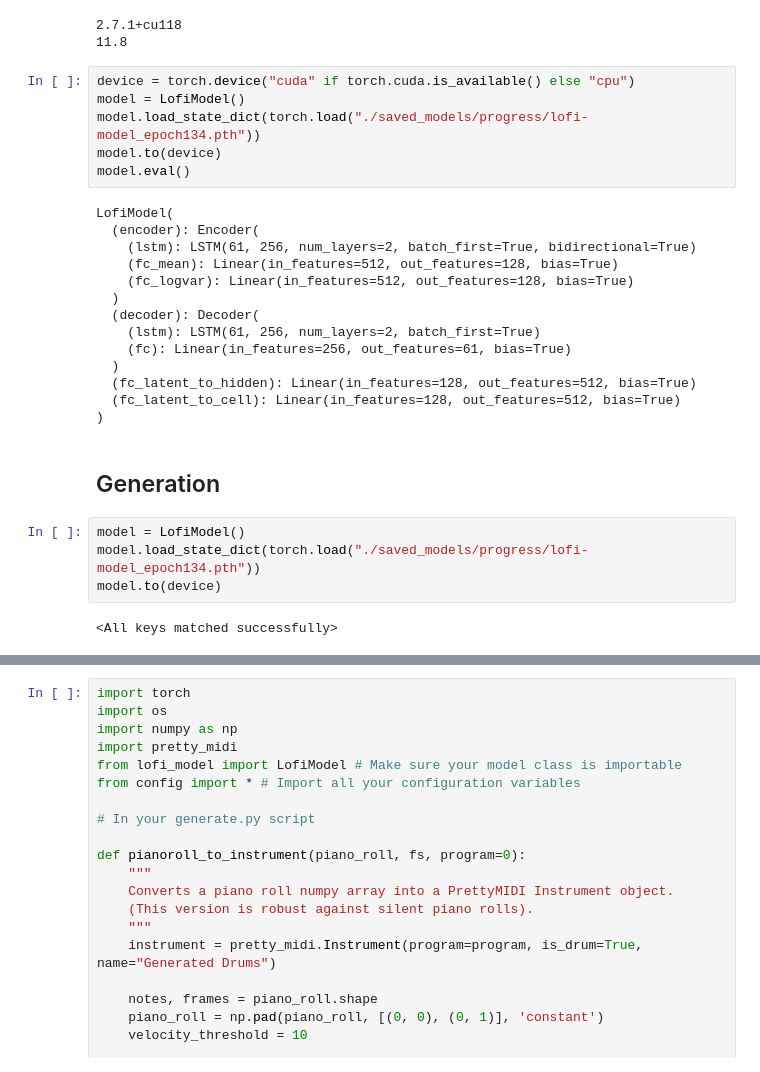
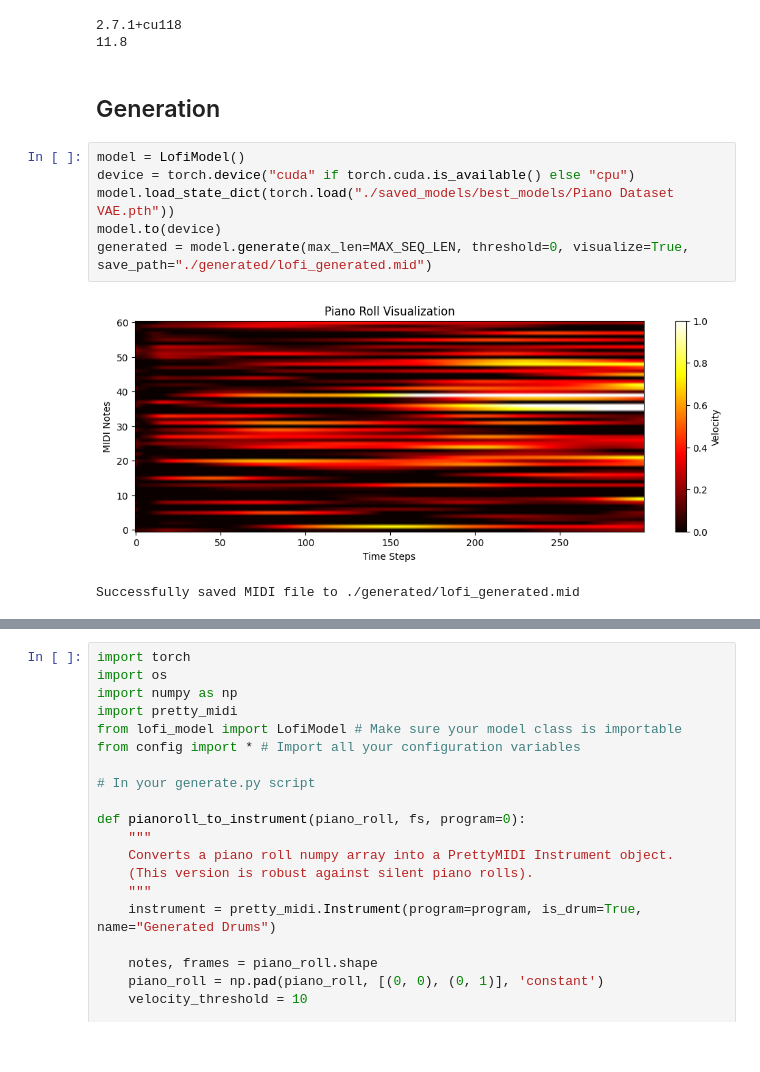
Before and after one commit to ziemmi13/Lofi-VAE-generator, a Jupyter notebook: model/Generate.ipynb, the cells around one changed output, grey strips where cells are left out. Saved outputs shown, nothing was run; the diff lists cells and outputs as text.

```diff
--- a/model/Generate.ipynb
+++ b/model/Generate.ipynb
@@ -11,31 +11,14 @@ print(torch.version.cuda)
 # %% [output]
 2.7.1+cu118
 11.8
-# %%
-device = torch.device("cuda" if torch.cuda.is_available() else "cpu")
-model = LofiModel()
-model.load_state_dict(torch.load("./saved_models/progress/lofi-model_epoch134.pth"))
-model.to(device)
-model.eval()
-# %% [output]
-LofiModel(
-  (encoder): Encoder(
-    (lstm): LSTM(61, 256, num_layers=2, batch_first=True, bidirectional=True)
-    (fc_mean): Linear(in_features=512, out_features=128, bias=True)
-    (fc_logvar): Linear(in_features=512, out_features=128, bias=True)
-  )
-  (decoder): Decoder(
-    (lstm): LSTM(61, 256, num_layers=2, batch_first=True)
-    (fc): Linear(in_features=256, out_features=61, bias=True)
-  )
-  (fc_latent_to_hidden): Linear(in_features=128, out_features=512, bias=True)
-  (fc_latent_to_cell): Linear(in_features=128, out_features=512, bias=True)
-)
 # %% [markdown]
 ## Generation
 # %%
 model = LofiModel()
-model.load_state_dict(torch.load("./saved_models/progress/lofi-model_epoch134.pth"))
+device = torch.device("cuda" if torch.cuda.is_available() else "cpu")
+model.load_state_dict(torch.load("./saved_models/best_models/Piano Dataset VAE.pth"))
 model.to(device)
+generated = model.generate(max_len=MAX_SEQ_LEN, threshold=0, visualize=True, save_path="./generated/lofi_generated.mid")
 # %% [output]
+[figure, added]
-<All keys matched successfully>
+Successfully saved MIDI file to ./generated/lofi_generated.mid
```
Also changed, not shown: parts of 3 cells of this notebook, 8 other files.
